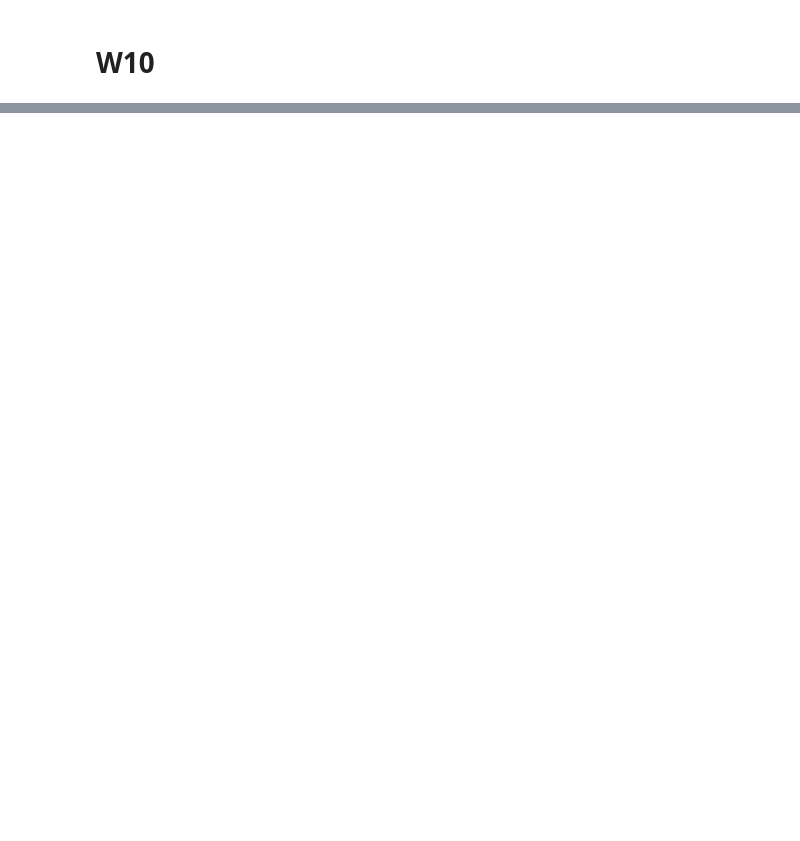
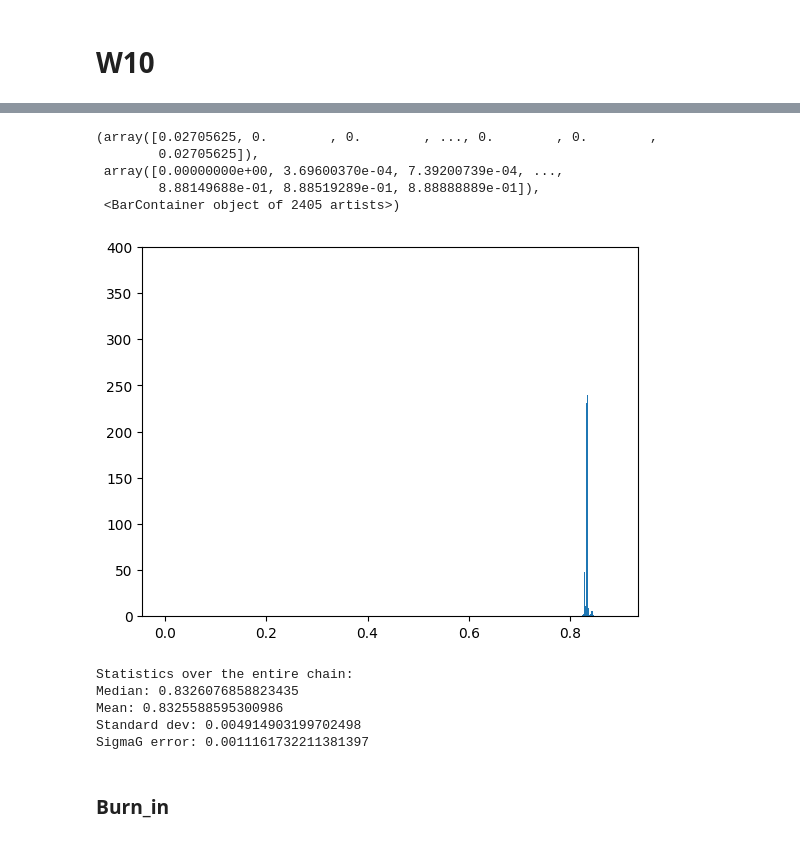
Before and after one commit to LorenzaImpicciche/astrostatistics_bicocca_2025, a Jupyter notebook: working/W10.ipynb, the cells around one changed output, grey strips where cells are left out. Cells and saved outputs as stored; diff of their text form; code cells hidden in the pictures; blank space fills up the shorter version.

```diff
--- a/working/W10.ipynb
+++ b/working/W10.ipynb
@@ -54,0 +34,23 @@ Standard deviation of sunny days: 0.3761
+# %%
+plt.hist(chain, bins="scott", density=True)
+# %% [output]
+(array([0.02705625, 0.        , 0.        , ..., 0.        , 0.        ,
+        0.02705625]),
+ array([0.00000000e+00, 3.69600370e-04, 7.39200739e-04, ...,
+        8.88149688e-01, 8.88519289e-01, 8.88888889e-01]),
+ <BarContainer object of 2405 artists>)
+[figure, added]
+# %%
+print("Statistics over the entire chain:")
+print(f"Median: {np.median(chain)}")
+print(f"Mean: {np.mean(chain)}")
+print(f"Standard dev: {np.std(chain)}")
+print(f"SigmaG error: {sigmaG(chain)}")
+# %% [output]
+Statistics over the entire chain:
+Median: 0.8326076858823435
+Mean: 0.8325588595300986
+Standard dev: 0.004914903199702498
+SigmaG error: 0.0011161732211381397
+# %% [markdown]
+### Burn_in
```
Also changed, not shown: parts of 13 cells of this notebook.
